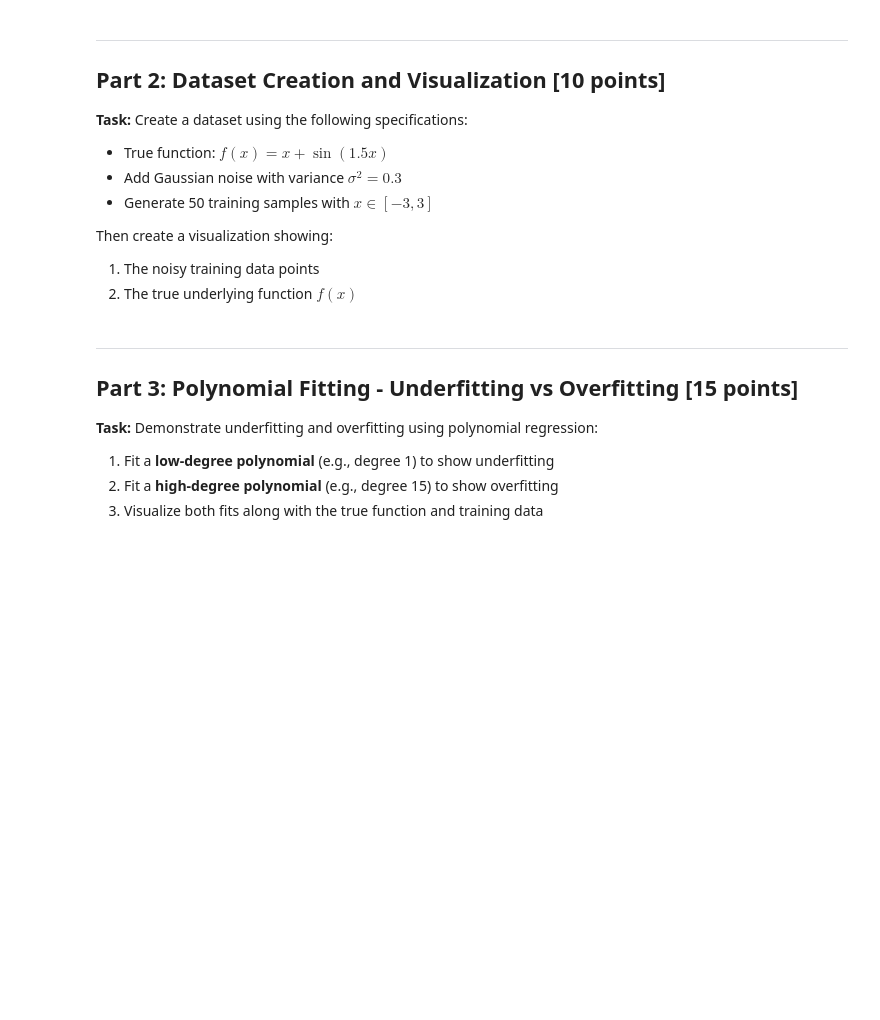
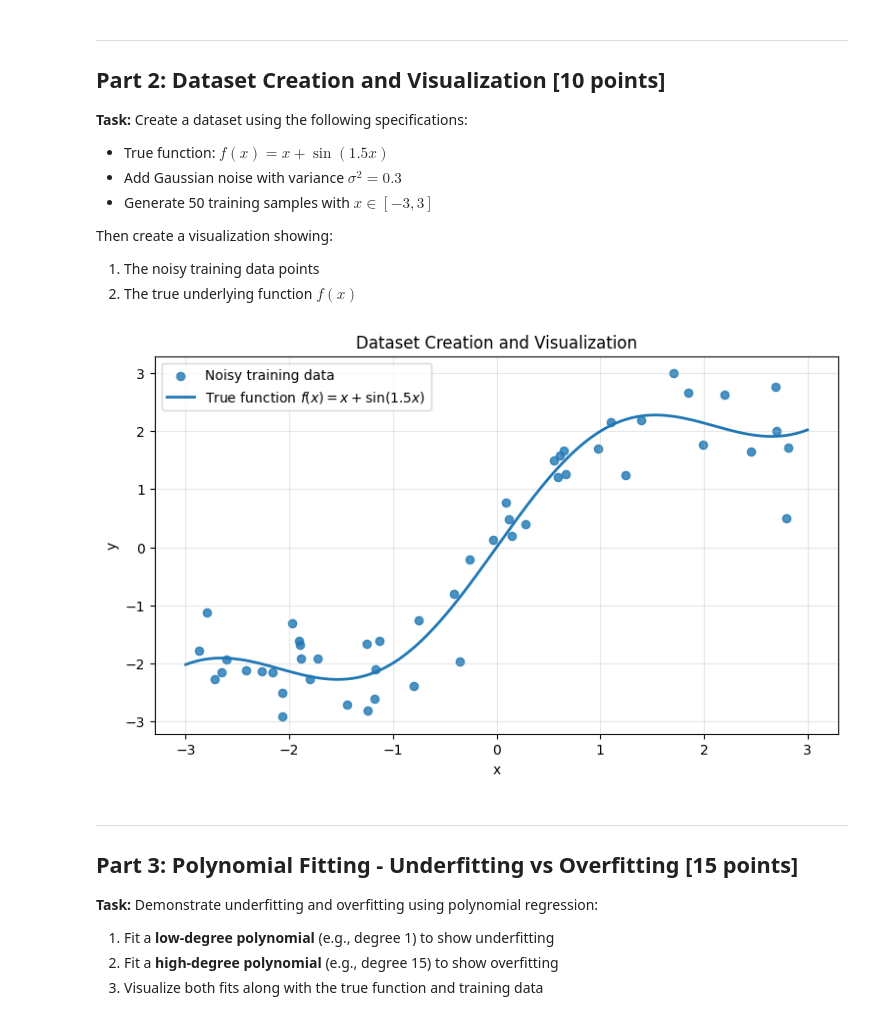
Before and after one commit to tanishpatel0106/Generative-AI-using-LLMs, a Jupyter notebook: Assignment 1/problem1_bias_variance_regularization.ipynb, the cells around one changed output. Drawn from its saved outputs; the diff is of its cells as text; code cells hidden in the pictures; blank space fills up the shorter version.

```diff
--- a/Assignment 1/problem1_bias_variance_regularization.ipynb
+++ b/Assignment 1/problem1_bias_variance_regularization.ipynb
@@ -34,29 +120,41 @@ Then create a visualization showing:
 # %%
 import numpy as np
 import matplotlib.pyplot as plt
 np.random.seed(42)
 
 # TODO: Define the true function f(x)
 def f(x):
-    # Your code here
-    pass
+    return x + np.sin(1.5 * x)
 
 # TODO: Define function y(x) that adds noise to f(x)
 def y(x, noise_var):
-    # Your code here
-    pass
+    noise_std = np.sqrt(noise_var)
+    return f(x) + np.random.normal(loc=0.0, scale=noise_std, size=x.shape)
 
 # TODO: Set parameters
-n_samples = None  # number of training samples
-x_range = None    # tuple (min, max) for x values
-noise_var = None  # noise variance σ²
+n_samples = 50  # number of training samples
+x_range = (-3, 3)    # tuple (min, max) for x values
+noise_var = 0.3  # noise variance σ²
 
 # TODO: Generate training data
-X_train = None
-y_train = None
+X_train = np.random.uniform(x_range[0], x_range[1], n_samples)
+y_train = y(X_train, noise_var)
 
 # TODO: Create visualization
-# Your plotting code here
+x_plot = np.linspace(x_range[0], x_range[1], 400)
+y_true = f(x_plot)
+
+plt.figure(figsize=(9, 5))
+plt.scatter(X_train, y_train, s=35, alpha=0.8, label="Noisy training data")
+plt.plot(x_plot, y_true, linewidth=2, label=r"True function $f(x)=x+\sin(1.5x)$")
+plt.xlabel("x")
+plt.ylabel("y")
+plt.title("Dataset Creation and Visualization")
+plt.grid(True, alpha=0.3)
+plt.legend()
+plt.show()
+# %% [output]
+[figure, added]
 # %% [markdown]
 ---
 ## Part 3: Polynomial Fitting - Underfitting vs Overfitting [15 points]
```
Also changed, not shown: parts of 20 cells of this notebook.
